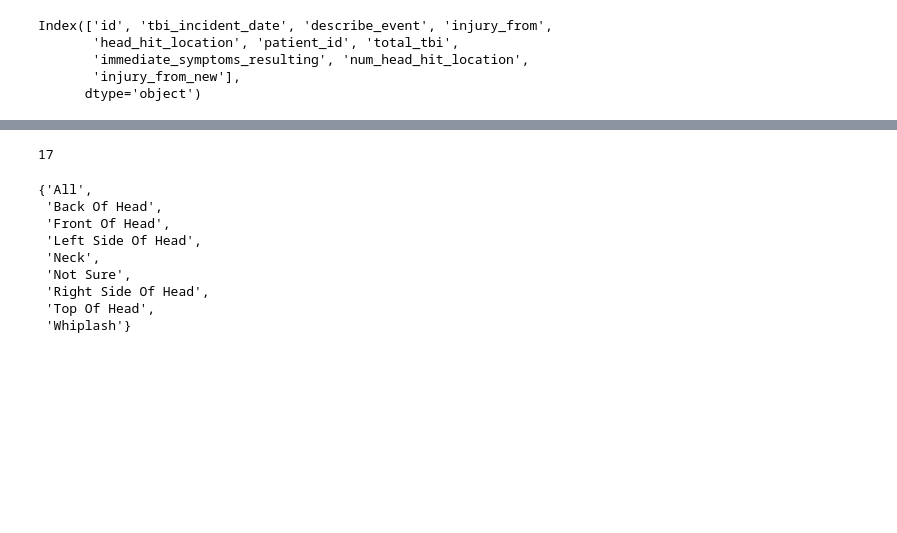
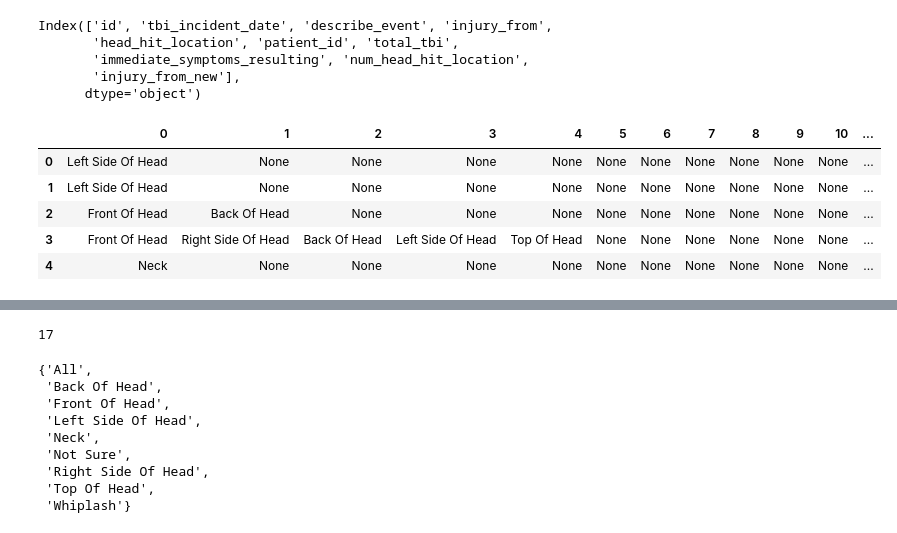
Before and after one commit to rohit180497/Power-of-Patients-Capstone, a Jupyter notebook: phenotypes/scripts/PoP_data_cleaning.ipynb, the cells around one changed output, grey strips where cells are left out. Cells and saved outputs as stored; diff of their text form; code cells hidden in the pictures; blank space fills up the shorter version.

```diff
--- a/phenotypes/scripts/PoP_data_cleaning.ipynb
+++ b/phenotypes/scripts/PoP_data_cleaning.ipynb
@@ -343,6 +343,15 @@ Index(['id', 'tbi_incident_date', 'describe_event', 'injury_from',
 df_tbi_incident["head_hit_location"] = df_tbi_incident["head_hit_location"].astype(str).str.strip().str.title()
 # %%
 hit_loc=df_tbi_incident['head_hit_location'].astype(str).str.strip().str.split(',', expand=True)
+# %%
+hit_loc.head()
+# %% [output]
+|  | 0 | 1 | 2 | 3 | 4 | 5 | 6 | 7 | 8 | 9 | 10 | ... |
+| 0 | Left Side Of Head | None | None | None | None | None | None | None | None | None | None | ... |
+| 1 | Left Side Of Head | None | None | None | None | None | None | None | None | None | None | ... |
+| 2 | Front Of Head | Back Of Head | None | None | None | None | None | None | None | None | None | ... |
+| 3 | Front Of Head | Right Side Of Head | Back Of Head | Left Side Of Head | Top Of Head | None | None | None | None | None | None | ... |
+| 4 | Neck | None | None | None | None | None | None | None | None | None | None | ... |
 # %%
 hit_locations = pd.concat([hit_loc[0], hit_loc[2], hit_loc[3], hit_loc[4], hit_loc[5], hit_loc[6]])
 freq_trauma = pd.DataFrame(hit_locations.value_counts(), columns=["count"])
```
Also changed, not shown: parts of 1 cell of this notebook, 16 other files.
